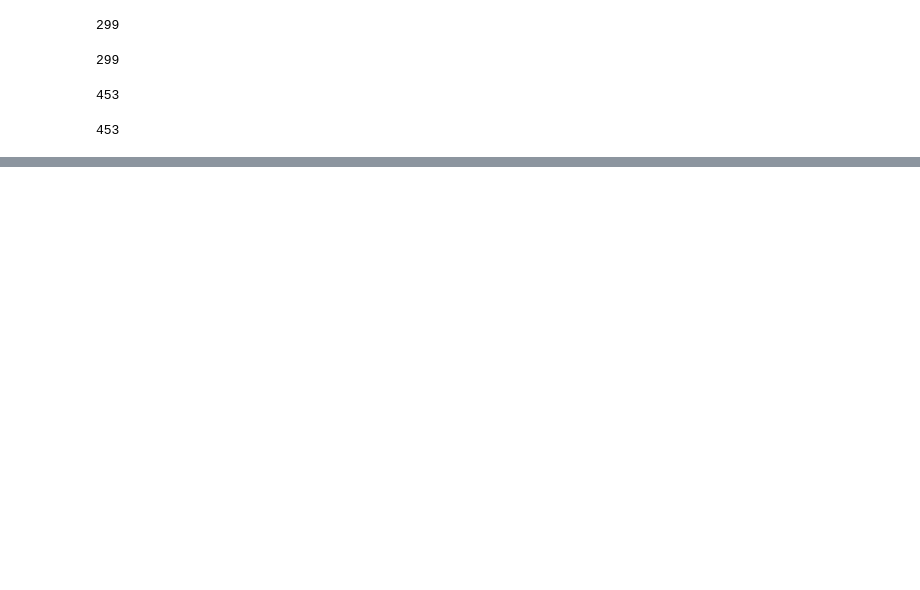
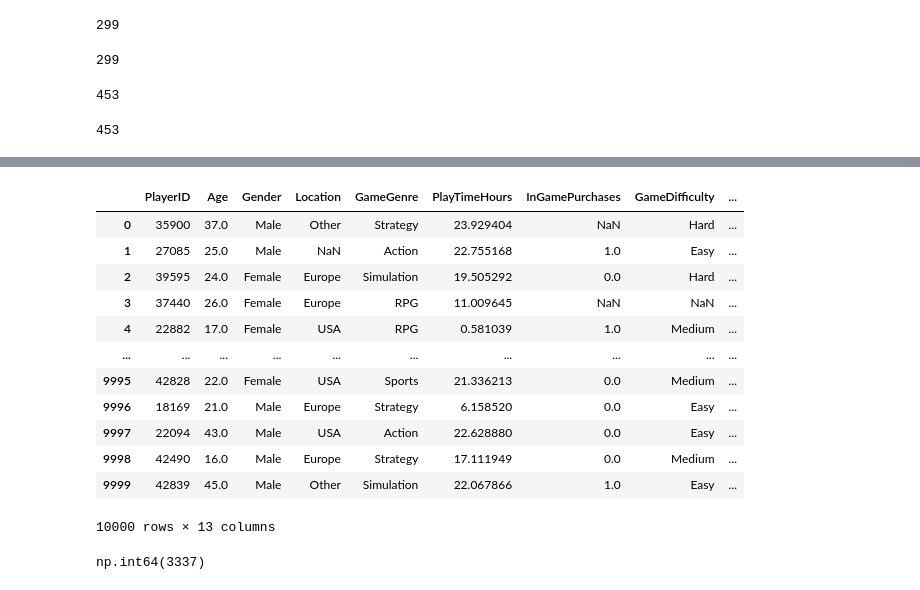
Before and after one commit to 24f3003274-RISHABH/Machine-Learning-Projects, a Jupyter notebook: MLP/MLP_GA_02.ipynb, the cells around one changed output, grey strips where cells are left out. Drawn from its saved outputs; the diff is of its cells as text; code cells hidden in the pictures; blank space fills up the shorter version.

```diff
--- a/MLP/MLP_GA_02.ipynb
+++ b/MLP/MLP_GA_02.ipynb
@@ -65,0 +88,21 @@ players
+# %%
+df
+# %% [output]
+|  | PlayerID | Age | Gender | Location | GameGenre | PlayTimeHours | InGamePurchases | GameDifficulty | ... |
+| 0 | 35900 | 37.0 | Male | Other | Strategy | 23.929404 | NaN | Hard | ... |
+| 1 | 27085 | 25.0 | Male | NaN | Action | 22.755168 | 1.0 | Easy | ... |
+| 2 | 39595 | 24.0 | Female | Europe | Simulation | 19.505292 | 0.0 | Hard | ... |
+| 3 | 37440 | 26.0 | Female | Europe | RPG | 11.009645 | NaN | NaN | ... |
+| 4 | 22882 | 17.0 | Female | USA | RPG | 0.581039 | 1.0 | Medium | ... |
+| ... | ... | ... | ... | ... | ... | ... | ... | ... | ... |
+| 9995 | 42828 | 22.0 | Female | USA | Sports | 21.336213 | 0.0 | Medium | ... |
+| 9996 | 18169 | 21.0 | Male | Europe | Strategy | 6.158520 | 0.0 | Easy | ... |
+| 9997 | 22094 | 43.0 | Male | USA | Action | 22.628880 | 0.0 | Easy | ... |
+| 9998 | 42490 | 16.0 | Male | Europe | Strategy | 17.111949 | 0.0 | Medium | ... |
+| 9999 | 42839 | 45.0 | Male | Other | Simulation | 22.067866 | 1.0 | Easy | ... |
+10000 rows × 13 columns
+# %%
+df.isnull().sum().sum()
+# How many total null values were present in the whole dataset ?
+# %% [output]
+np.int64(3337)
```
Also changed, not shown: parts of 2 cells of this notebook.
